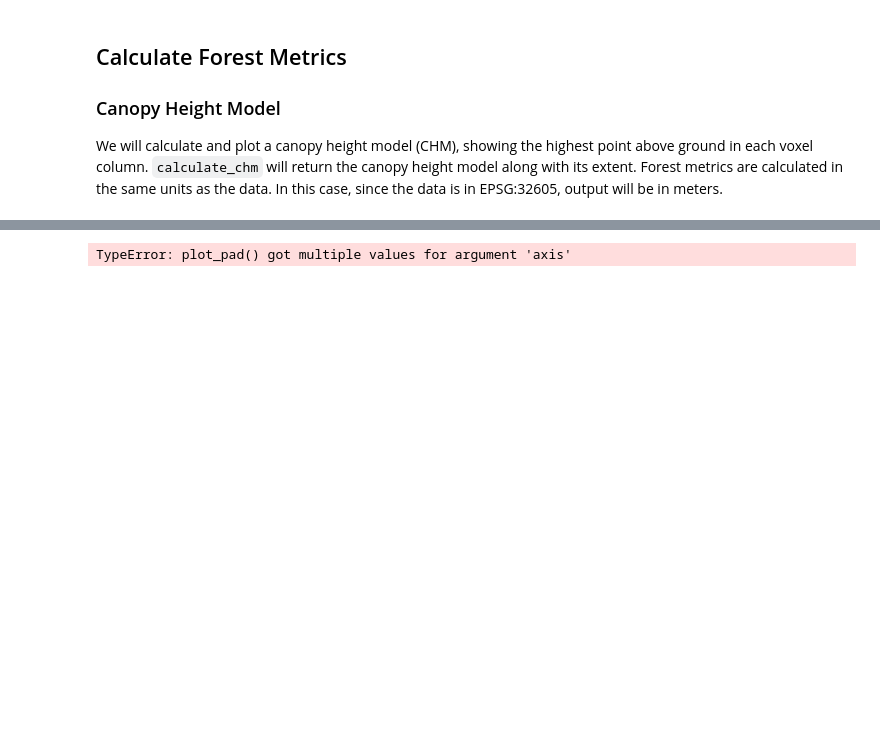
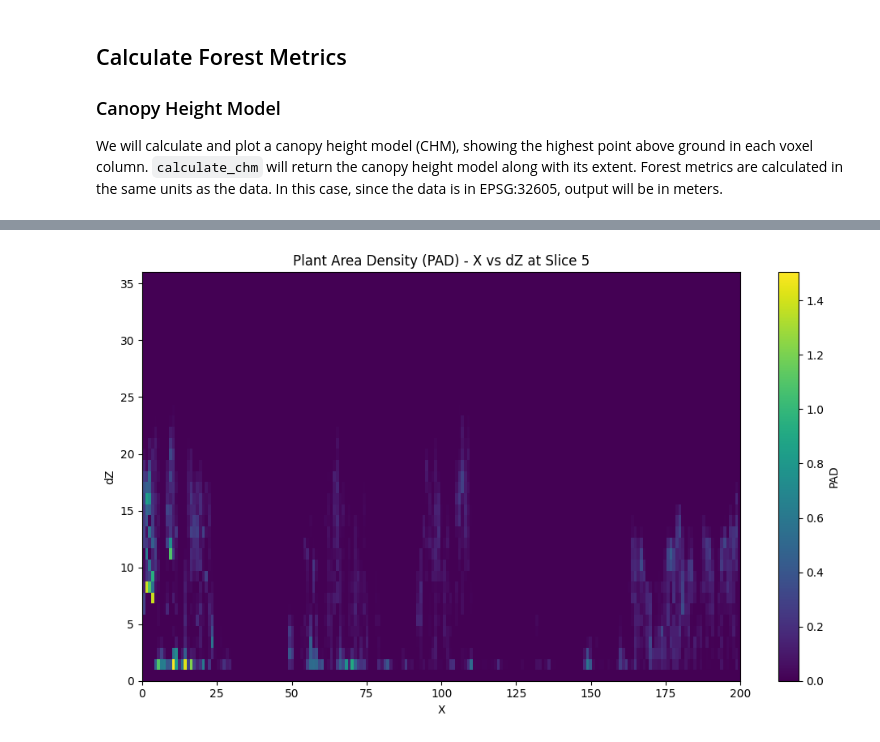
Before and after one commit to iosefa/PyForestScan, a Jupyter notebook: docs/examples/calculate-forest-metrics.ipynb, the cells around one changed output, grey strips where cells are left out. Cells and saved outputs as stored; diff of their text form; code cells hidden in the pictures; blank space fills up the shorter version.

```diff
--- a/docs/examples/calculate-forest-metrics.ipynb
+++ b/docs/examples/calculate-forest-metrics.ipynb
@@ -43,6 +43,6 @@ Next we will calculate and plot plant area density (PAD), showing density of pla
 # %%
 pad = calculate_pad(voxels, voxel_resolution[-1])
 # %%
-plot_pad(pad, voxel_resolution[-1],5, axis='y', cmap='viridis')
+plot_pad(pad, 5, axis='y', cmap='viridis')
 # %% [output]
-TypeError: plot_pad() got multiple values for argument 'axis'
+[figure, added]
```
Also changed, not shown: parts of 10 cells of this notebook, 6 other files.
